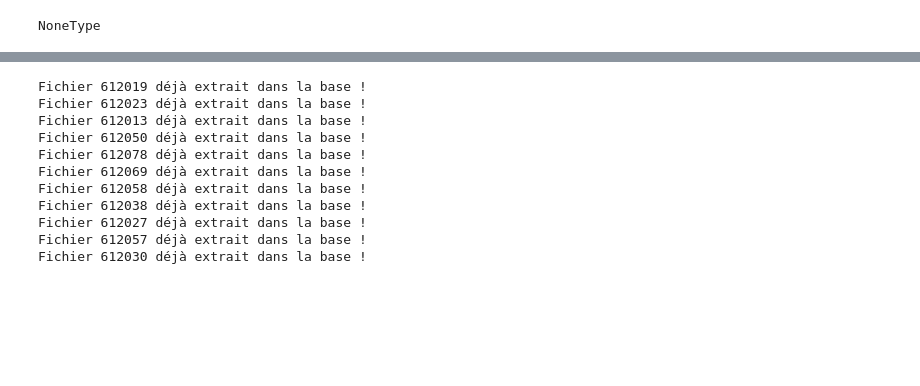
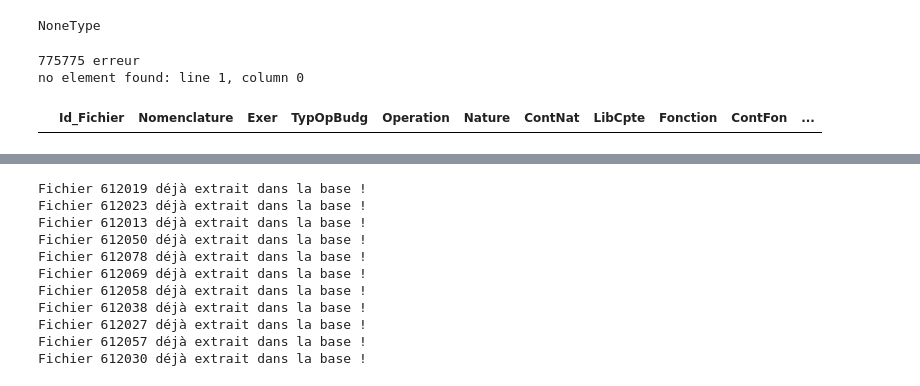
Before and after one commit to Verzocchia/ETL_Lignes_Budget_EV, a Jupyter notebook: exploration_par_bloc.ipynb, the cells around one changed output, grey strips where cells are left out. Drawn from its saved outputs; the diff is of its cells as text; code cells hidden in the pictures; blank space fills up the shorter version.

```diff
--- a/exploration_par_bloc.ipynb
+++ b/exploration_par_bloc.ipynb
@@ -184,7 +183,7 @@ def extraction_budget(fichier_parse : dict , infos_doc_budgetaire : dict)  -> pd
 
  if isinstance(lignes_budget, dict) :
   donnees_budget_prep = extraction_donnees(lignes_budget)
-  donnees_budget_prep.update(dict_id)
+  donnees_budget_prep.update(infos_doc_budgetaire)
   donnees_budget = [donnees_budget_prep]
 
  elif isinstance(lignes_budget, list) :
@@ -547,3 +546,37 @@ print(type(count))
 # %%
 # %% [output]
 NoneType
+# %%
+def multi_budget(chemin_des_xml) :
+ ''' a pour objectif d'explorer '''
+ chemin_xml_entree_glob = glob.glob(os.path.join(chemin_des_xml, "*.gz"))
+ liste_df = []
+
+ for fichier in chemin_xml_entree_glob :
+  id_fichier = extraction_id(fichier)
+
+  if id_fichier is None :
+   print('vide')
+   pass
+  else :
+   try :
+    fichier_parse = parse_fichier(fichier)
+    chemin_exer = fichier_parse['DocumentBudgetaire']['Budget']['BlocBudget']['Exer']
+    chemin_nomenclature = fichier_parse['DocumentBudgetaire']['Budget']['EnTeteBudget']['Nomenclature']
+    dict_metadonnees = {'Id_Fichier' : id_fichier,
+                         'Nomenclature' : chemin_nomenclature.get('@V'),
+                         'Exer' : chemin_exer.get('@V')}
+    df_budget = extraction_budget(fichier_parse, dict_metadonnees)
+    liste_df.append(df_budget)
+    #insertion dans table
+   except Exception as e :
+     print(id_fichier, 'erreur')
+     print(e)
+
+ df_mega = pd.concat(liste_df)
+ return df_mega
+# %%
+df_budget = multi_budget('../fichiers20/todo_xml_20/')
+# %% [output]
+775775 erreur
+no element found: line 1, column 0
@@ -549,0 +585,4 @@ NoneType
+# %%
+df_budget[df_budget['Nomenclature'].isna()]
+# %% [output]
+|  | Id_Fichier | Nomenclature | Exer | TypOpBudg | Operation | Nature | ContNat | LibCpte | Fonction | ContFon | ... |
```
Also changed, not shown: parts of 13 cells of this notebook, 1 other file.
